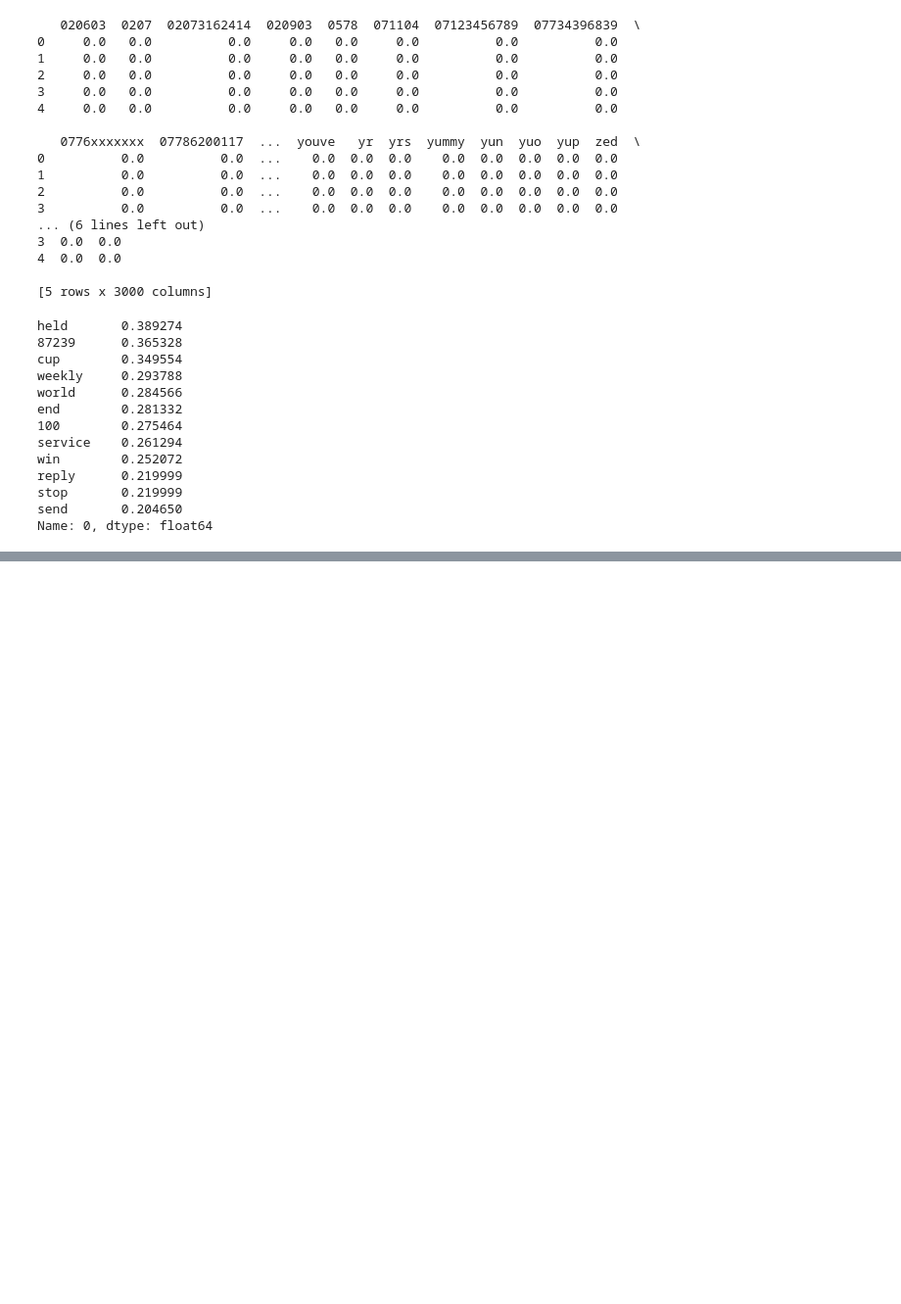
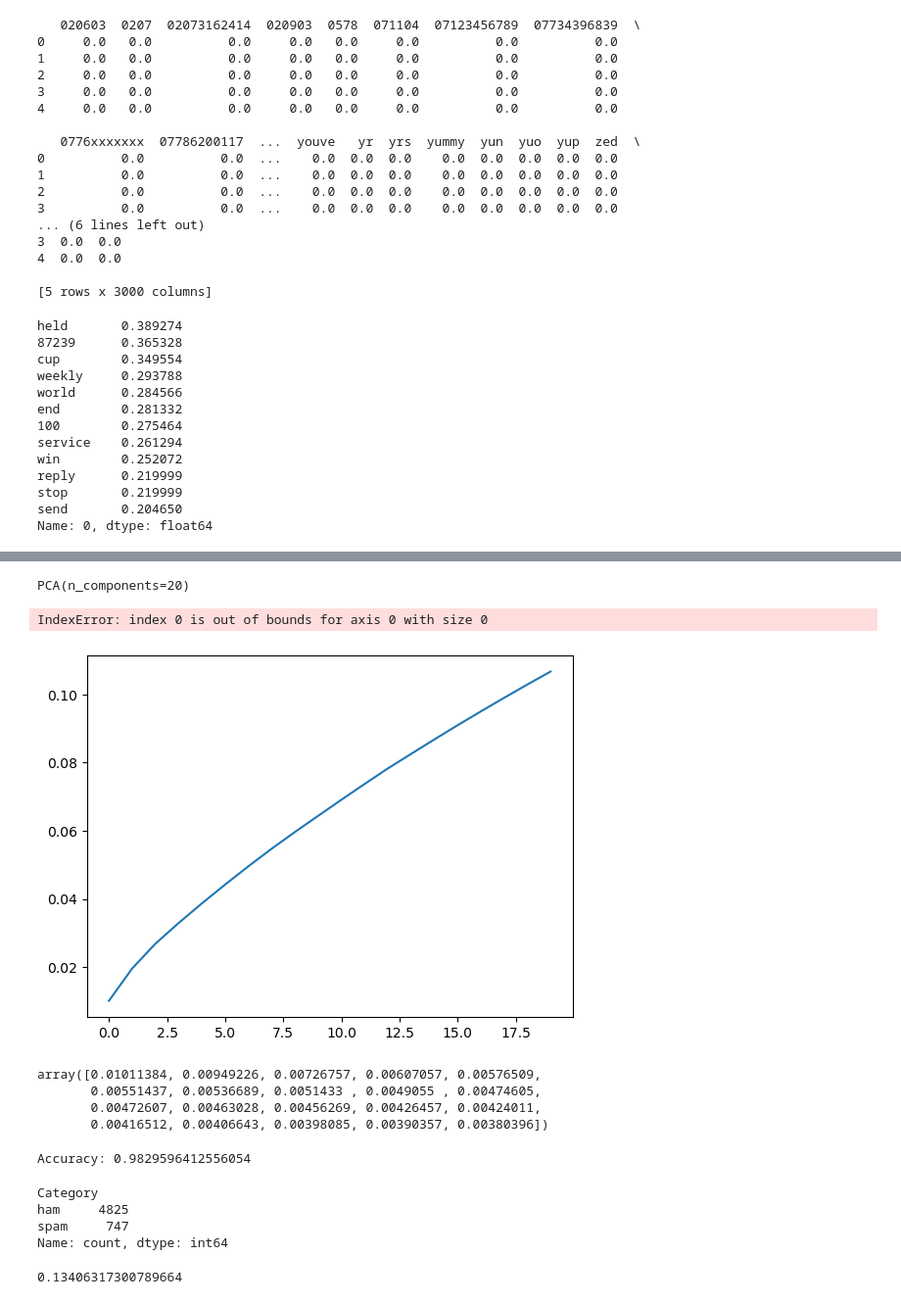
Before and after one commit to bonzonwin/UnsupervisedML_FinalProj, a Jupyter notebook: Project.ipynb, the cells around one changed output, grey strips where cells are left out. Shown: that part at 98% size. Cells and saved outputs as stored; diff of their text form; code cells hidden in the pictures; blank space fills up the shorter version.

```diff
--- a/Project.ipynb
+++ b/Project.ipynb
@@ -97,0 +123,75 @@ Name: 0, dtype: float64
+# %%
+
+
+pca = PCA(n_components=20)
+reduced = pca.fit_transform(tfidf_df)
+reduced.shape
+pca
+
+#reduced_df = pd.DataFrame(reduced, columns=['pc1','pc2']).join(y)
+
+#sns.scatterplot(data=reduced_df, x='pc1', y='pc2', hue='Category')
+#plt.legend(bbox_to_anchor=(1.05, 1.0), loc='upper left')
+# %% [output]
+PCA(n_components=20)
+# %%
+var_exp_thresh = 0.80
+total_var_exp = np.cumsum(pca.explained_variance_ratio_)
+plt.plot(total_var_exp);
+pcindex = np.where(total_var_exp>=var_exp_thresh)[0]
+print(f'take up to PC {pcindex[0]} to get to {var_exp_thresh}% variance explained')
+# %% [output]
+IndexError: index 0 is out of bounds for axis 0 with size 0
+[figure, added]
+# %%
+pca.explained_variance_ratio_
+# %% [output]
+array([0.01011384, 0.00949226, 0.00726757, 0.00607057, 0.00576509,
+       0.00551437, 0.00536689, 0.0051433 , 0.0049055 , 0.00474605,
+       0.00472607, 0.00463028, 0.00456269, 0.00426457, 0.00424011,
+       0.00416512, 0.00406643, 0.00398085, 0.00390357, 0.00380396])
+# %%
+import pandas as pd
+from sklearn.model_selection import train_test_split
+from sklearn.ensemble import RandomForestClassifier
+from sklearn.feature_extraction.text import TfidfVectorizer
+from sklearn.pipeline import Pipeline
+
+# Assuming you have a dataset in CSV format with columns 'text' and 'label'
+# 'text' column contains email text, and 'label' column contains spam or non-spam labels (e.g., 0 for non-spam, 1 for spam)
+
+# Load the dataset
+dataset = pd.read_csv('spam.csv')
+
+# Split the dataset into features (X) and labels (y)
+X = dataset['Message']
+y = dataset['Category']
+
+# Perform train-test split
+X_train, X_test, y_train, y_test = train_test_split(X, y, test_size=0.2, random_state=42)
+
+# Build a pipeline for preprocessing and modeling
+pipeline = Pipeline([
+    ('tfidf', TfidfVectorizer()),  # Convert text to TF-IDF features
+    ('rf', RandomForestClassifier(n_estimators=100, random_state=42))  # Random Forest classifier
+])
+
+# Train the model
+pipeline.fit(X_train, y_train)
+
+# Evaluate the model
+accuracy = pipeline.score(X_test, y_test)
+print("Accuracy:", accuracy)
+# %% [output]
+Accuracy: 0.9829596412556054
+# %%
+dataset['Category'].value_counts()
+# %% [output]
+Category
+ham     4825
+spam     747
+Name: count, dtype: int64
+# %%
+747/ 5572
+# %% [output]
+0.13406317300789664
```
Also changed, not shown: parts of 6 cells of this notebook, 1 other file.
